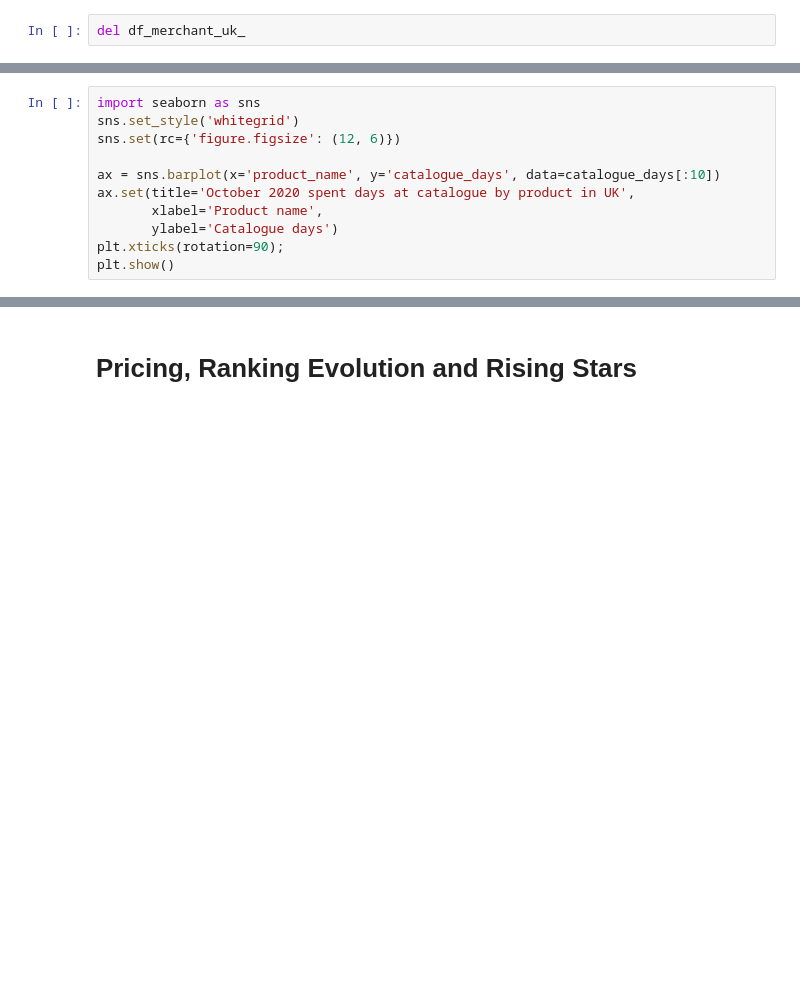
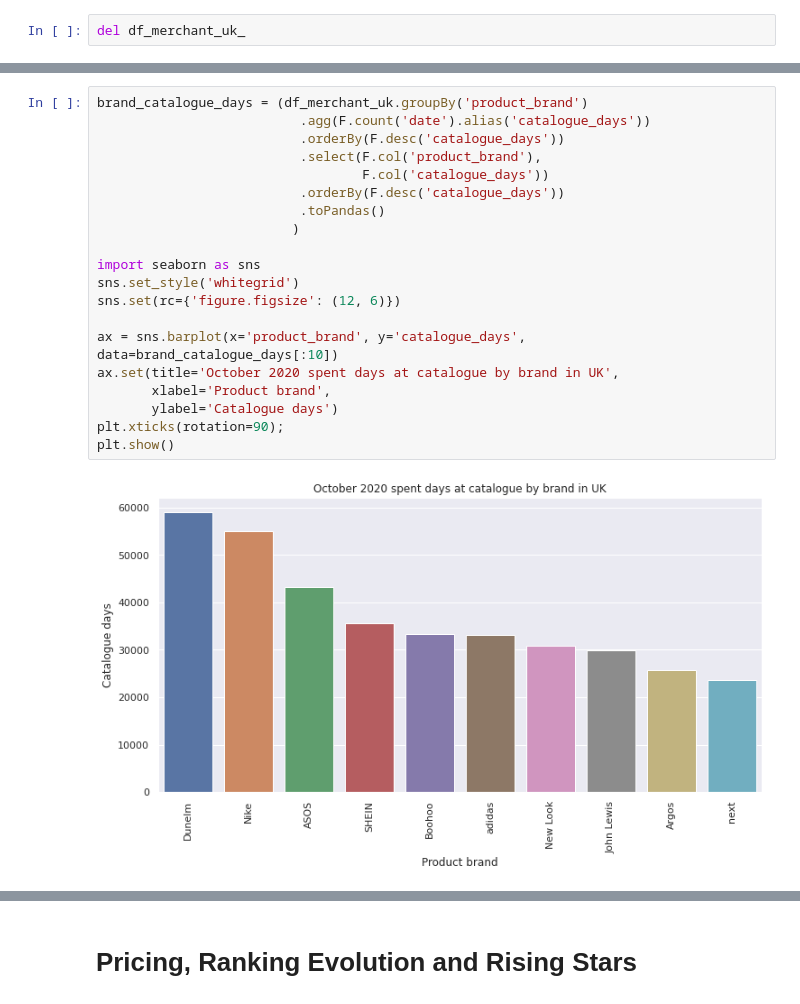
Before and after one commit to mba-tradelab/google-merchant-centre, a Jupyter notebook: google-merchant-centre-data-exploration.ipynb, the cells around one changed output, grey strips where cells are left out. Drawn from its saved outputs; the diff is of its cells as text; blank space fills up the shorter version.

```diff
--- a/google-merchant-centre-data-exploration.ipynb
+++ b/google-merchant-centre-data-exploration.ipynb
@@ -65,11 +91,22 @@ catalogue_days = (df_merchant_uk.groupBy('product_name')
 # %%
+brand_catalogue_days = (df_merchant_uk.groupBy('product_brand')
+                          .agg(F.count('date').alias('catalogue_days'))
+                          .orderBy(F.desc('catalogue_days'))
+                          .select(F.col('product_brand'),
+                                  F.col('catalogue_days'))
+                          .orderBy(F.desc('catalogue_days'))
+                          .toPandas()
+                         )
+
 import seaborn as sns
 sns.set_style('whitegrid')
 sns.set(rc={'figure.figsize': (12, 6)})
 
-ax = sns.barplot(x='product_name', y='catalogue_days', data=catalogue_days[:10])
-ax.set(title='October 2020 spent days at catalogue by product in UK',
-       xlabel='Product name',
+ax = sns.barplot(x='product_brand', y='catalogue_days', data=brand_catalogue_days[:10])
+ax.set(title='October 2020 spent days at catalogue by brand in UK',
+       xlabel='Product brand',
        ylabel='Catalogue days')
 plt.xticks(rotation=90);
 plt.show()
+# %% [output]
+[figure, added]
```
Also changed, not shown: parts of 10 cells of this notebook.
